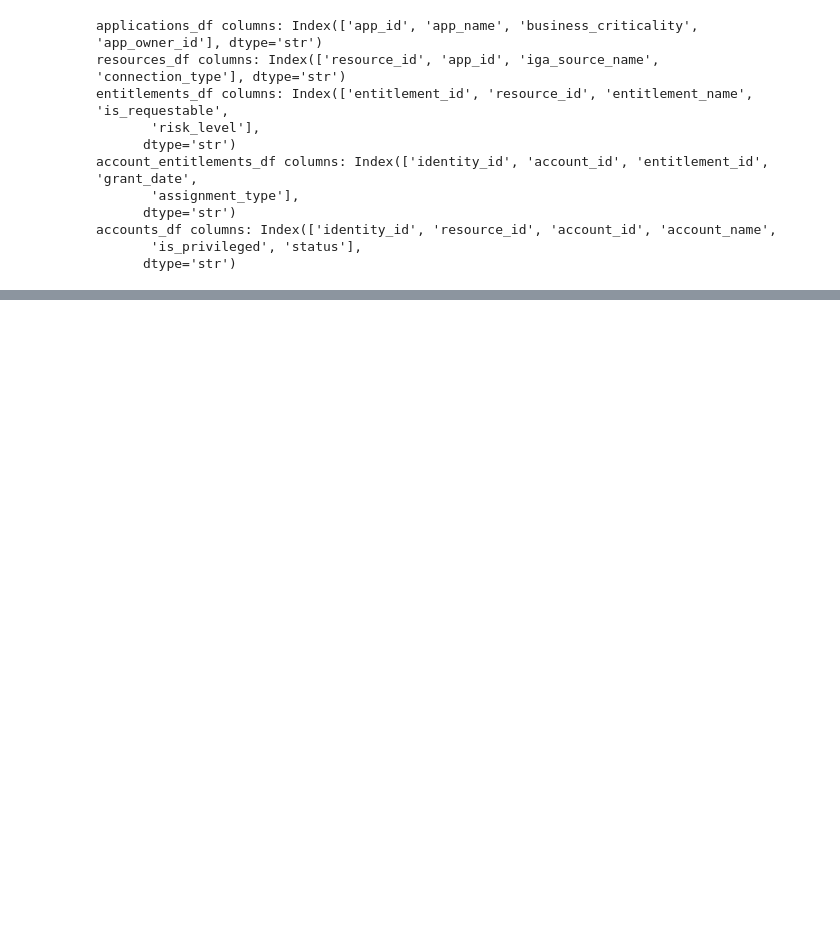
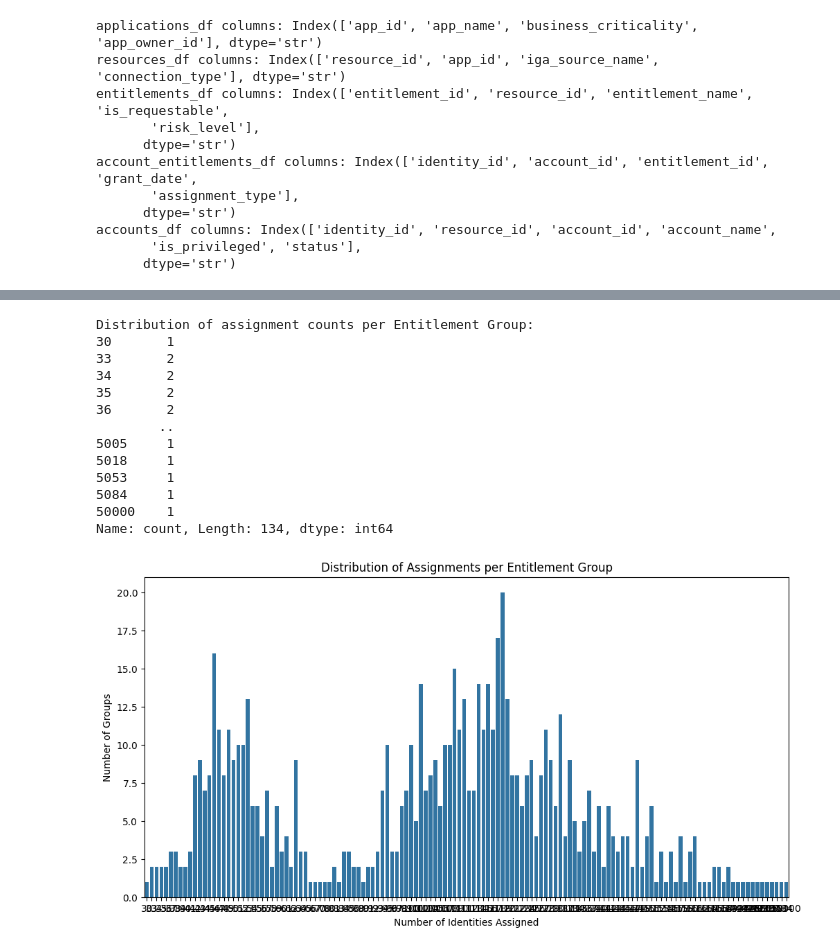
Before and after one commit to tejak005/IAMDataClusteringJupyter, a Jupyter notebook: Clustering ML pipeline.ipynb, the cells around one changed output, grey strips where cells are left out. Saved outputs shown, nothing was run; the diff lists cells and outputs as text; code cells hidden in the pictures; blank space fills up the shorter version.

```diff
--- a/Clustering ML pipeline.ipynb
+++ b/Clustering ML pipeline.ipynb
@@ -147,0 +254,34 @@ accounts_df columns: Index(['identity_id', 'resource_id', 'account_id', 'account
+# %%
+# --- Analysis for entitlement group assignment distribution ---
+
+# Group by 'ent_group_id' and count the number of identities assigned to each group
+group_size = entitlement_group_assignments_df.groupby('ent_group_id').size()
+
+# Get the distribution of the number of assignments
+group_dist = group_size.value_counts().sort_index()
+
+print("Distribution of assignment counts per Entitlement Group:")
+print(group_dist)
+
+# Create a bar plot of the distribution
+plt.figure(figsize=(12, 6))
+sns.barplot(x=group_dist.index.astype(int), y=group_dist.values)
+plt.xlabel("Number of Identities Assigned")
+plt.ylabel("Number of Groups")
+plt.title("Distribution of Assignments per Entitlement Group")
+plt.show()
+# %% [output]
+Distribution of assignment counts per Entitlement Group:
+30       1
+33       2
+34       2
+35       2
+36       2
+        ..
+5005     1
+5018     1
+5053     1
+5084     1
+50000    1
+Name: count, Length: 134, dtype: int64
+[figure, added]
```
Also changed, not shown: parts of 7 cells of this notebook, 10 other files.
